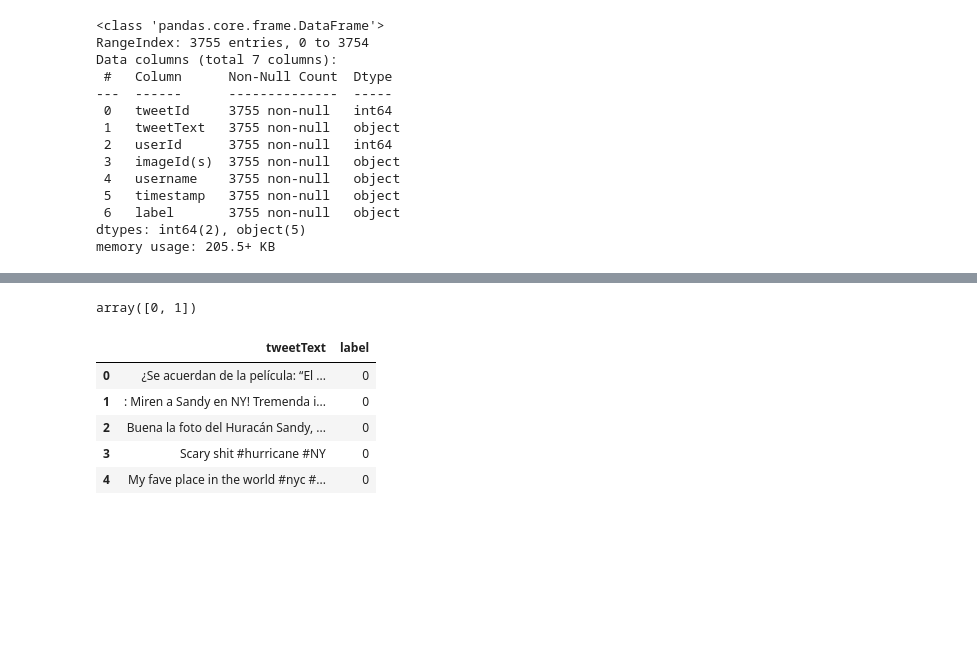
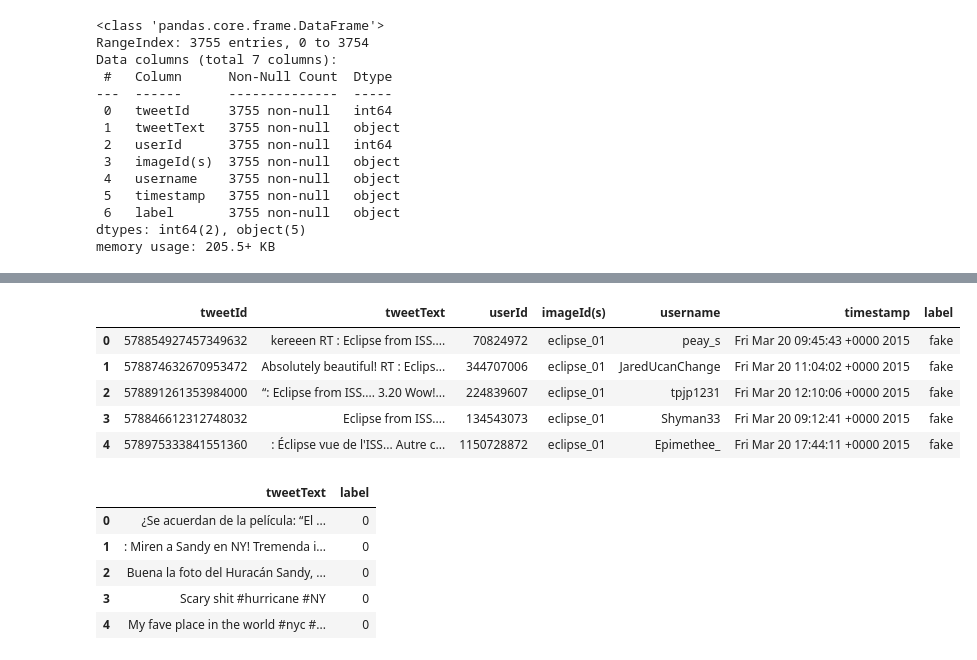
Before and after one commit to arnabbiswas66/multimodal-fake-news-classifier, a Jupyter notebook: Twitter_text_classifier.ipynb, the cells around one changed output, grey strips where cells are left out. Drawn from its saved outputs; the diff is of its cells as text; code cells hidden in the pictures; blank space fills up the shorter version.

```diff
--- a/Twitter_text_classifier.ipynb
+++ b/Twitter_text_classifier.ipynb
@@ -146,2 +112,12 @@ array(['fake', 'real'], dtype=object)
+# %%
+test_df = preprocess(test_df)
+test_df.head()
+# %% [output]
+|  | tweetId | tweetText | userId | imageId(s) | username | timestamp | label |
+| 0 | 578854927457349632 | kereeen RT : Eclipse from ISS.... | 70824972 | eclipse_01 | peay_s | Fri Mar 20 09:45:43 +0000 2015 | fake |
+| 1 | 578874632670953472 | Absolutely beautiful! RT : Eclips... | 344707006 | eclipse_01 | JaredUcanChange | Fri Mar 20 11:04:02 +0000 2015 | fake |
+| 2 | 578891261353984000 | “: Eclipse from ISS.... 3.20 Wow!... | 224839607 | eclipse_01 | tpjp1231 | Fri Mar 20 12:10:06 +0000 2015 | fake |
+| 3 | 578846612312748032 | Eclipse from ISS.... | 134543073 | eclipse_01 | Shyman33 | Fri Mar 20 09:12:41 +0000 2015 | fake |
+| 4 | 578975333841551360 | : Éclipse vue de l'ISS... Autre c... | 1150728872 | eclipse_01 | Epimethee_ | Fri Mar 20 17:44:11 +0000 2015 | fake |
 # %%
 train_df['label'] = train_df['label'].apply(lambda x: 0 if x=='fake' else 1)
@@ -148,7 +125,3 @@ train_df['label'] = train_df['label'].apply(lambda x: 0 if x=='fake' else 1)
-# %%
-train_df['label'].unique()
-# %% [output]
-array([0, 1])
 # %%
 final_train_df = train_df[['tweetText', 'label']]
 final_train_df.head()
```
Also changed, not shown: parts of 22 cells of this notebook.
